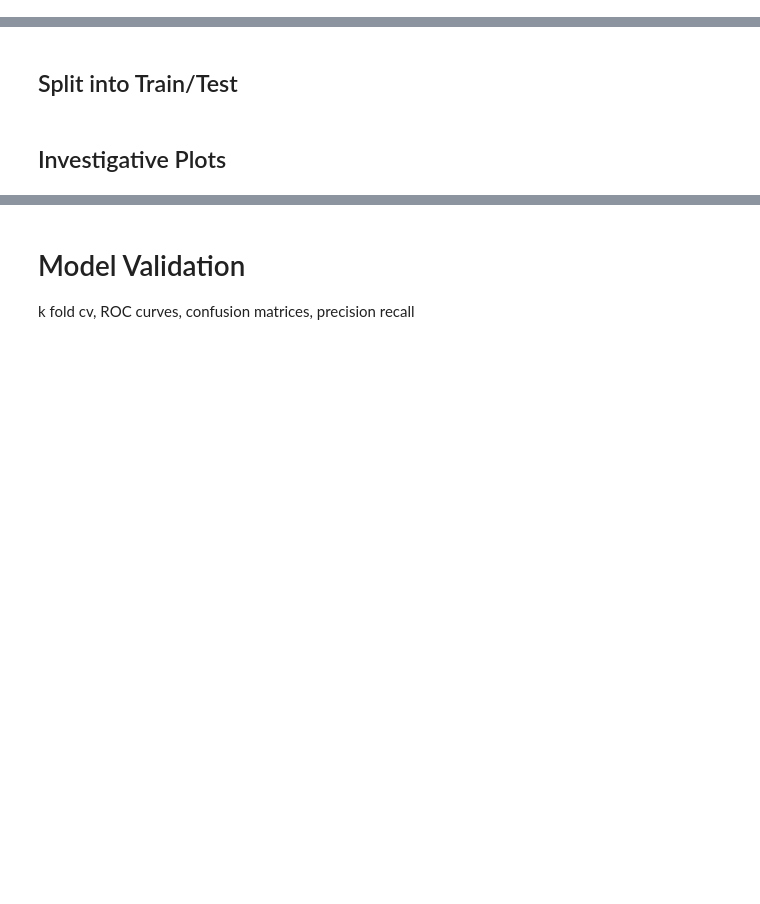
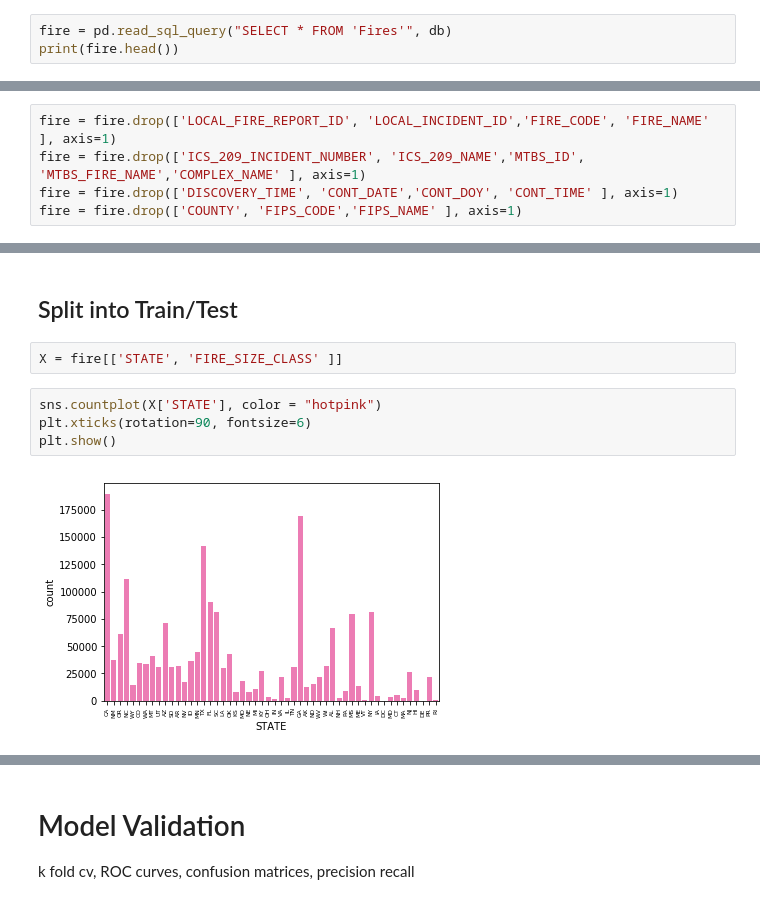
Before and after one commit to smaillie/Spring2018, a Jupyter notebook: Wildfire Analysis.ipynb, the cells around one changed output, grey strips where cells are left out. Cells and saved outputs as stored; diff of their text form; blank space fills up the shorter version.

```diff
--- a/Wildfire Analysis.ipynb
+++ b/Wildfire Analysis.ipynb
@@ -26,0 +52,3 @@ db = sql.connect("FPA_FOD_20170508.sqlite")
+# %%
+fire = pd.read_sql_query("SELECT * FROM 'Fires'", db)
+print(fire.head())
@@ -30,0 +130,5 @@ db = sql.connect("FPA_FOD_20170508.sqlite")
+# %%
+fire = fire.drop(['LOCAL_FIRE_REPORT_ID', 'LOCAL_INCIDENT_ID','FIRE_CODE', 'FIRE_NAME' ], axis=1)
+fire = fire.drop(['ICS_209_INCIDENT_NUMBER', 'ICS_209_NAME','MTBS_ID', 'MTBS_FIRE_NAME','COMPLEX_NAME' ], axis=1)
+fire = fire.drop(['DISCOVERY_TIME', 'CONT_DATE','CONT_DOY', 'CONT_TIME' ], axis=1)
+fire = fire.drop(['COUNTY', 'FIPS_CODE','FIPS_NAME' ], axis=1)
@@ -31,4 +155,10 @@ db = sql.connect("FPA_FOD_20170508.sqlite")
 # %% [markdown]
 ## Split into Train/Test
-# %% [markdown]
-## Investigative Plots
+# %%
+X = fire[['STATE', 'FIRE_SIZE_CLASS' ]]
+# %%
+sns.countplot(X['STATE'], color = "hotpink")
+plt.xticks(rotation=90, fontsize=6)
+plt.show()
+# %% [output]
+[figure, added]
```
Also changed, not shown: parts of 39 cells of this notebook.
